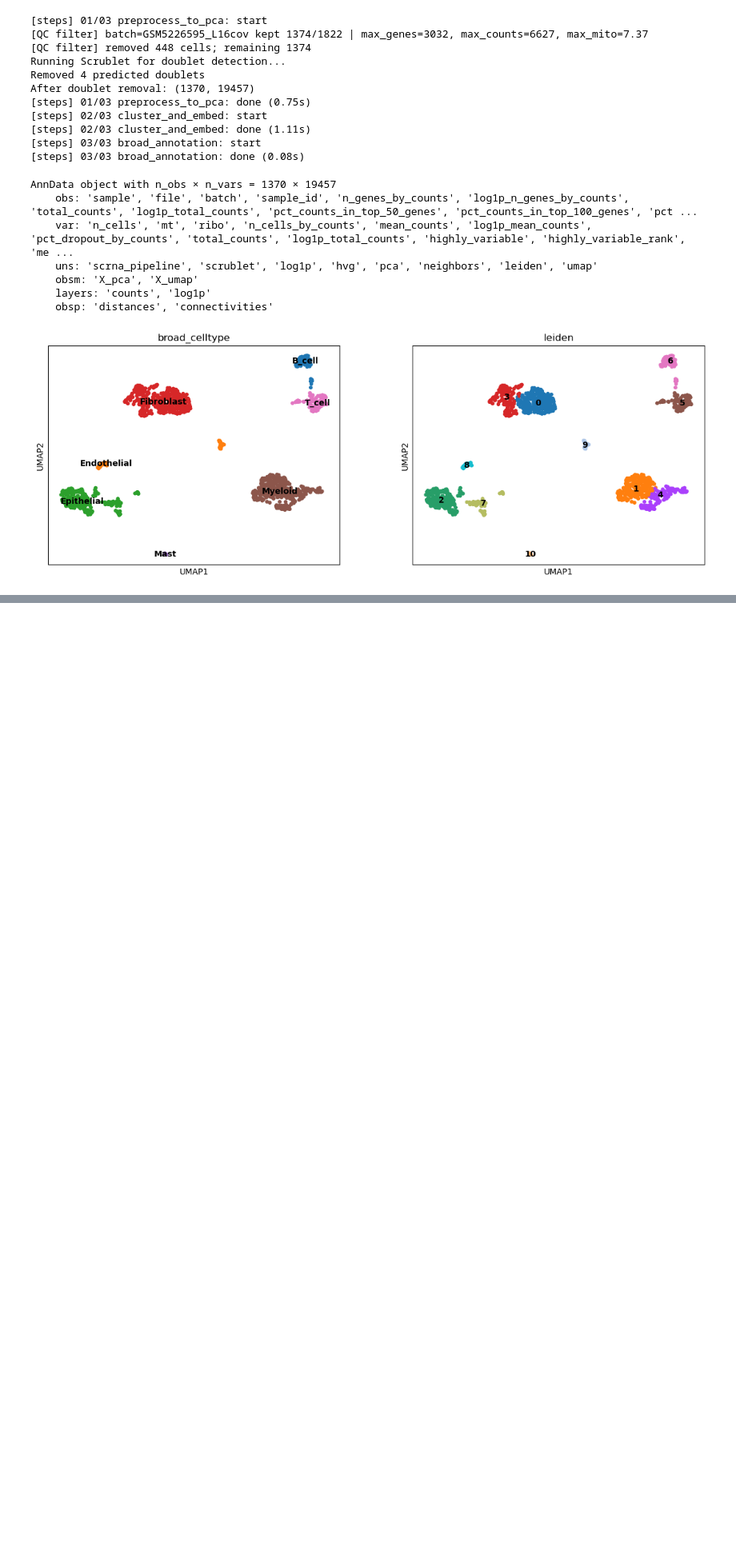
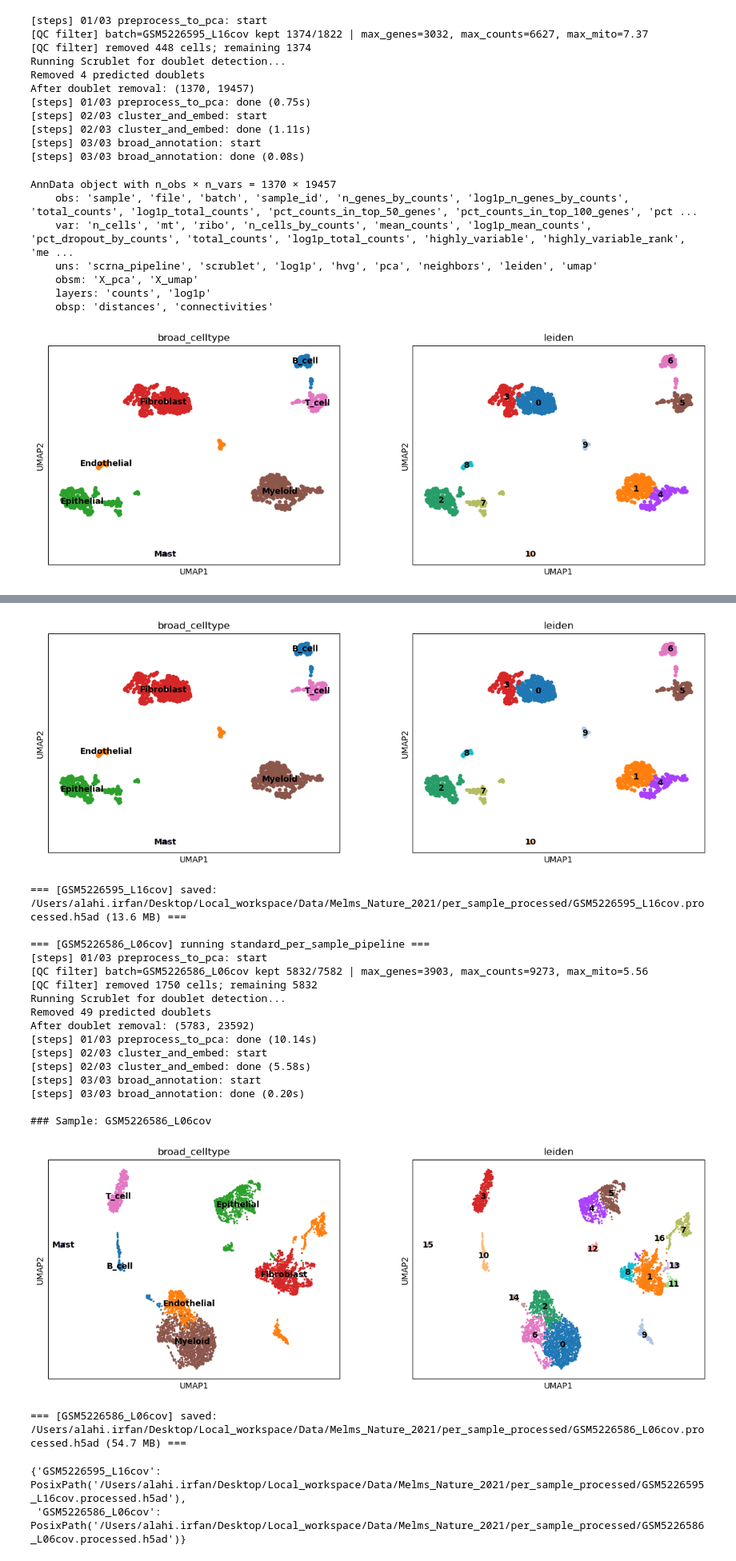
Before and after one commit to Irfanwustl/scRNA-seq-pipeline, a Jupyter notebook: examples/Melms_Nature_2021_v2.ipynb, the cells around one changed output, grey strips where cells are left out. Shown at 80% size. Saved outputs shown, nothing was run; the diff lists cells and outputs as text; code cells hidden in the pictures; blank space fills up the shorter version.

Commit message:
batch processing

```diff
--- a/examples/Melms_Nature_2021_v2.ipynb
+++ b/examples/Melms_Nature_2021_v2.ipynb
@@ -96,0 +104,59 @@ sc.pl.umap(adata, color=["broad_celltype", "leiden"], legend_loc="on data")
+# %%
+import scanpy as sc
+
+
+adata1 = sc.read_h5ad("/Users/alahi.irfan/Desktop/Local_workspace/Data/Melms_Nature_2021/per_sample_raw/GSM5226595_L16cov.raw.h5ad")
+adata2 = sc.read_h5ad("/Users/alahi.irfan/Desktop/Local_workspace/Data/Melms_Nature_2021/per_sample_raw/GSM5226586_L06cov.raw.h5ad")
+
+adatas_dict = {'GSM5226595_L16cov': adata1, 'GSM5226586_L06cov': adata2}
+# %%
+from anndata import AnnData
+
+def show_umap_summary(name: str, adata: AnnData) -> None:
+    print(f"\n### Sample: {name}")
+    sc.pl.umap(
+        adata,
+        color=["broad_celltype", "leiden"],
+        legend_loc="on data",
+        show=True,
+    )
+# %%
+from pathlib import Path
+
+from scrna_pipeline.core.batch_runner import (
+    BatchRunConfig,
+    run_pipeline_on_batch,
+    constant_kwargs_factory,
+)
+from scrna_pipeline.pipelines.standard_per_sample import standard_per_sample_pipeline
+
+# 1) Config for saving/execution
+cfg = BatchRunConfig(
+    out_dir=Path("/Users/alahi.irfan/Desktop/Local_workspace/Data/Melms_Nature_2021/per_sample_processed"),
+    strip_graph=True,      # remove neighbors graph before saving
+    keep_umap=True,        # keep X_umap
+    keep_pca=True,         # keep X_pca
+    compression="gzip",
+    verbose=True,
+    strict=True,
+)
+
+# 2) Same pipeline kwargs for every sample
+kwargs_factory = constant_kwargs_factory({
+    "batch_key": "batch",           # must exist in each adata.obs
+    "marker_dict": BROAD_MARKERS,   # dict[str, list[str]]
+})
+
+# 3) Run for all samples and save <name>.processed.h5ad
+saved = run_pipeline_on_batch(
+    adatas_dict,  # {"sample1": adata1, "sample2": adata2, ...}
+    pipeline=standard_per_sample_pipeline,
+    kwargs_factory=kwargs_factory,
+    config=cfg,
+    on_sample_done=show_umap_summary,
+
+)
+
+# saved is a dict: {sample_name: Path_to_saved_h5ad}
+saved
+# %% [output]
@@ -96,0 +177,21 @@ sc.pl.umap(adata, color=["broad_celltype", "leiden"], legend_loc="on data")
+[figure, added]
+=== [GSM5226595_L16cov] saved: /Users/alahi.irfan/Desktop/Local_workspace/Data/Melms_Nature_2021/per_sample_processed/GSM5226595_L16cov.processed.h5ad (13.6 MB) ===
+
+=== [GSM5226586_L06cov] running standard_per_sample_pipeline ===
+[steps] 01/03 preprocess_to_pca: start
+[QC filter] batch=GSM5226586_L06cov kept 5832/7582 | max_genes=3903, max_counts=9273, max_mito=5.56
+[QC filter] removed 1750 cells; remaining 5832
+Running Scrublet for doublet detection...
+Removed 49 predicted doublets
+After doublet removal: (5783, 23592)
+[steps] 01/03 preprocess_to_pca: done (10.14s)
+[steps] 02/03 cluster_and_embed: start
+[steps] 02/03 cluster_and_embed: done (5.58s)
+[steps] 03/03 broad_annotation: start
+[steps] 03/03 broad_annotation: done (0.20s)
+
+### Sample: GSM5226586_L06cov
+[figure, added]
+=== [GSM5226586_L06cov] saved: /Users/alahi.irfan/Desktop/Local_workspace/Data/Melms_Nature_2021/per_sample_processed/GSM5226586_L06cov.processed.h5ad (54.7 MB) ===
+{'GSM5226595_L16cov': PosixPath('/Users/alahi.irfan/Desktop/Local_workspace/Data/Melms_Nature_2021/per_sample_processed/GSM5226595_L16cov.processed.h5ad'),
+ 'GSM5226586_L06cov': PosixPath('/Users/alahi.irfan/Desktop/Local_workspace/Data/Melms_Nature_2021/per_sample_processed/GSM5226586_L06cov.processed.h5ad')}
```
Also changed, not shown: parts of 5 cells of this notebook, 5 other files.
